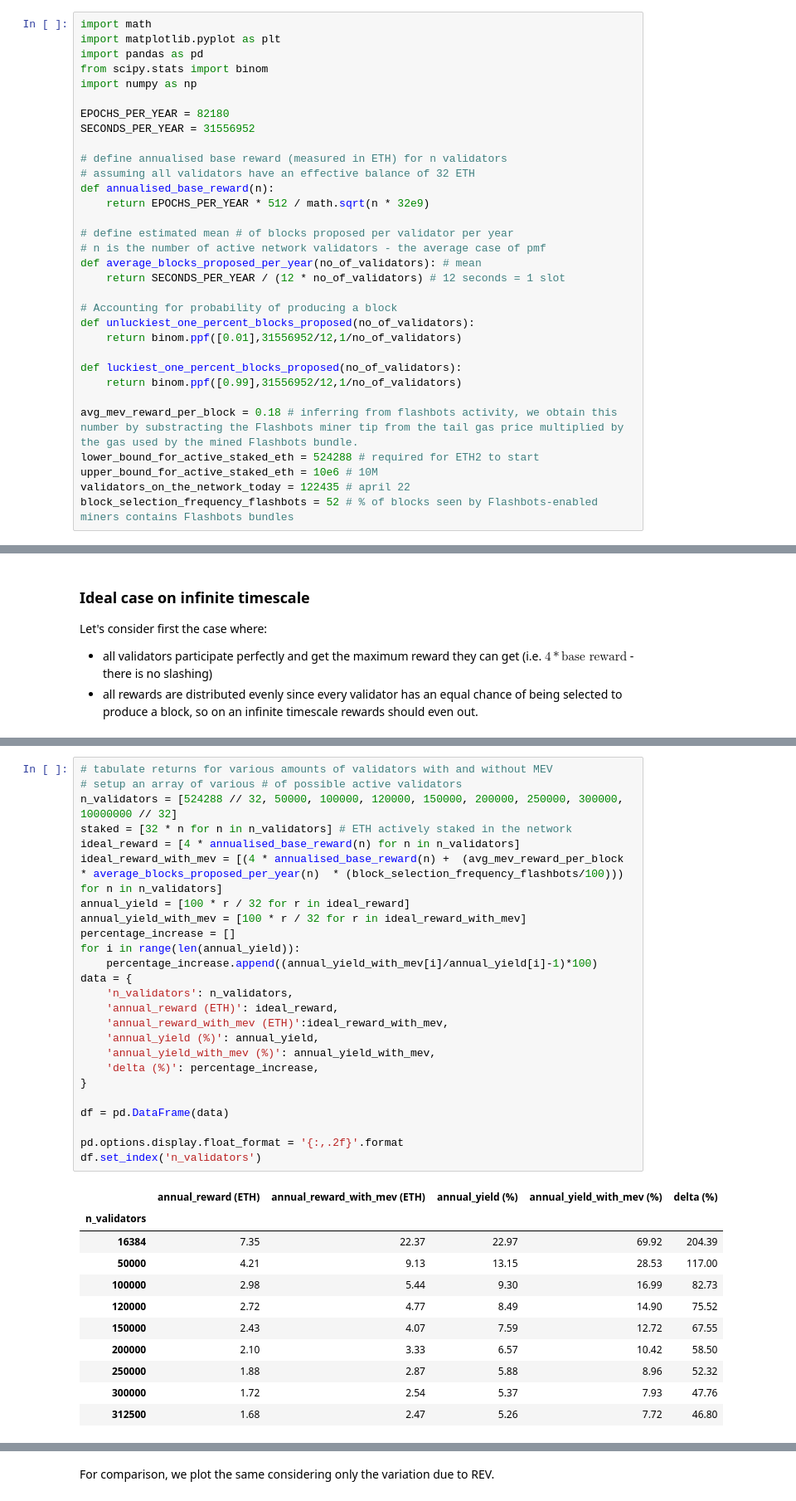
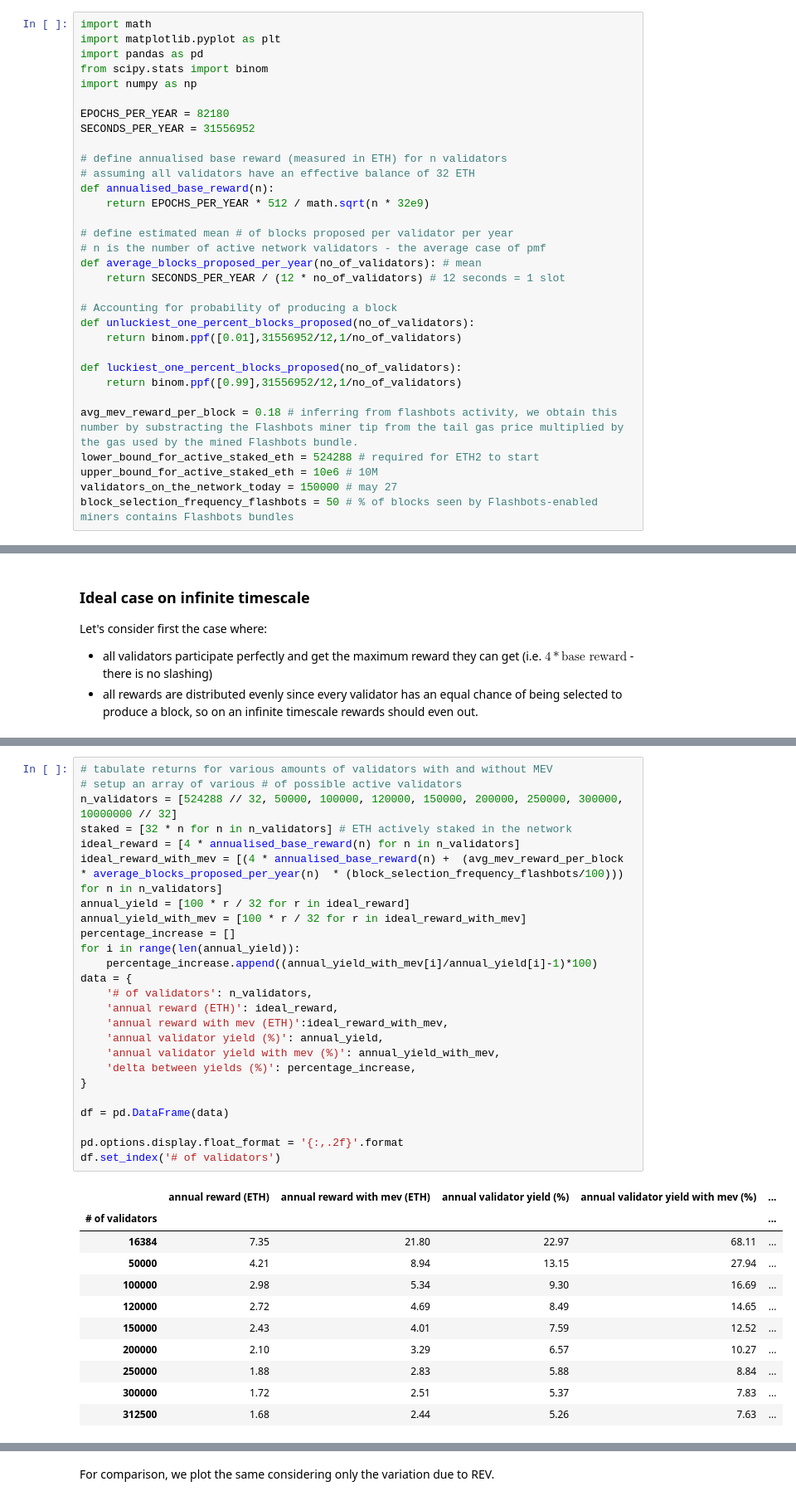
Before and after one commit to taarushv/eth2-mev-rewards, a Jupyter notebook: eth2-mev-calc.ipynb, the cells around one changed output, grey strips where cells are left out. Shown: that part at 83% size. Cells and saved outputs as stored; diff of their text form.

```diff
--- a/eth2-mev-calc.ipynb
+++ b/eth2-mev-calc.ipynb
@@ -35,5 +34,5 @@ def luckiest_one_percent_blocks_proposed(no_of_validators):
 avg_mev_reward_per_block = 0.18 # inferring from flashbots activity, we obtain this number by substracting the Flashbots miner tip from the tail gas price multiplied by the gas used by the mined Flashbots bundle.
 lower_bound_for_active_staked_eth = 524288 # required for ETH2 to start
 upper_bound_for_active_staked_eth = 10e6 # 10M
-validators_on_the_network_today = 122435 # april 22
-block_selection_frequency_flashbots = 52 # % of blocks seen by Flashbots-enabled miners contains Flashbots bundles
+validators_on_the_network_today = 150000 # may 27
+block_selection_frequency_flashbots = 50 # % of blocks seen by Flashbots-enabled miners contains Flashbots bundles
@@ -80,38 +64,38 @@ leg = ax.legend()
 # %%
 # tabulate returns for various amounts of validators with and without MEV
 # setup an array of various # of possible active validators
 n_validators = [524288 // 32, 50000, 100000, 120000, 150000, 200000, 250000, 300000, 10000000 // 32]
 staked = [32 * n for n in n_validators] # ETH actively staked in the network
 ideal_reward = [4 * annualised_base_reward(n) for n in n_validators]
 ideal_reward_with_mev = [(4 * annualised_base_reward(n) +  (avg_mev_reward_per_block * average_blocks_proposed_per_year(n)  * (block_selection_frequency_flashbots/100))) for n in n_validators]
 annual_yield = [100 * r / 32 for r in ideal_reward]
 annual_yield_with_mev = [100 * r / 32 for r in ideal_reward_with_mev]
 percentage_increase = []
 for i in range(len(annual_yield)):
     percentage_increase.append((annual_yield_with_mev[i]/annual_yield[i]-1)*100)
 data = {
-    'n_validators': n_validators,
-    'annual_reward (ETH)': ideal_reward,
-    'annual_reward_with_mev (ETH)':ideal_reward_with_mev,
-    'annual_yield (%)': annual_yield,
-    'annual_yield_with_mev (%)': annual_yield_with_mev,
-    'delta (%)': percentage_increase,
+    '# of validators': n_validators,
+    'annual reward (ETH)': ideal_reward,
+    'annual reward with mev (ETH)':ideal_reward_with_mev,
+    'annual validator yield (%)': annual_yield,
+    'annual validator yield with mev (%)': annual_yield_with_mev,
+    'delta between yields (%)': percentage_increase,
 }
 
 df = pd.DataFrame(data)
 
 pd.options.display.float_format = '{:,.2f}'.format
-df.set_index('n_validators')
+df.set_index('# of validators')
 # %% [output]
-|  | annual_reward (ETH) | annual_reward_with_mev (ETH) | annual_yield (%) | annual_yield_with_mev (%) | delta (%) |
-| n_validators |  |  |  |  |  |
-| 16384 | 7.35 | 22.37 | 22.97 | 69.92 | 204.39 |
-| 50000 | 4.21 | 9.13 | 13.15 | 28.53 | 117.00 |
-| 100000 | 2.98 | 5.44 | 9.30 | 16.99 | 82.73 |
-| 120000 | 2.72 | 4.77 | 8.49 | 14.90 | 75.52 |
-| 150000 | 2.43 | 4.07 | 7.59 | 12.72 | 67.55 |
-| 200000 | 2.10 | 3.33 | 6.57 | 10.42 | 58.50 |
-| 250000 | 1.88 | 2.87 | 5.88 | 8.96 | 52.32 |
-| 300000 | 1.72 | 2.54 | 5.37 | 7.93 | 47.76 |
-| 312500 | 1.68 | 2.47 | 5.26 | 7.72 | 46.80 |
+|  | annual reward (ETH) | annual reward with mev (ETH) | annual validator yield (%) | annual validator yield with mev (%) | ... |
+| # of validators |  |  |  |  | ... |
+| 16384 | 7.35 | 21.80 | 22.97 | 68.11 | ... |
+| 50000 | 4.21 | 8.94 | 13.15 | 27.94 | ... |
+| 100000 | 2.98 | 5.34 | 9.30 | 16.69 | ... |
+| 120000 | 2.72 | 4.69 | 8.49 | 14.65 | ... |
+| 150000 | 2.43 | 4.01 | 7.59 | 12.52 | ... |
+| 200000 | 2.10 | 3.29 | 6.57 | 10.27 | ... |
+| 250000 | 1.88 | 2.83 | 5.88 | 8.84 | ... |
+| 300000 | 1.72 | 2.51 | 5.37 | 7.83 | ... |
+| 312500 | 1.68 | 2.44 | 5.26 | 7.63 | ... |
 # %% [markdown]
```
Also changed, not shown: parts of 26 cells of this notebook, 1 other file.
